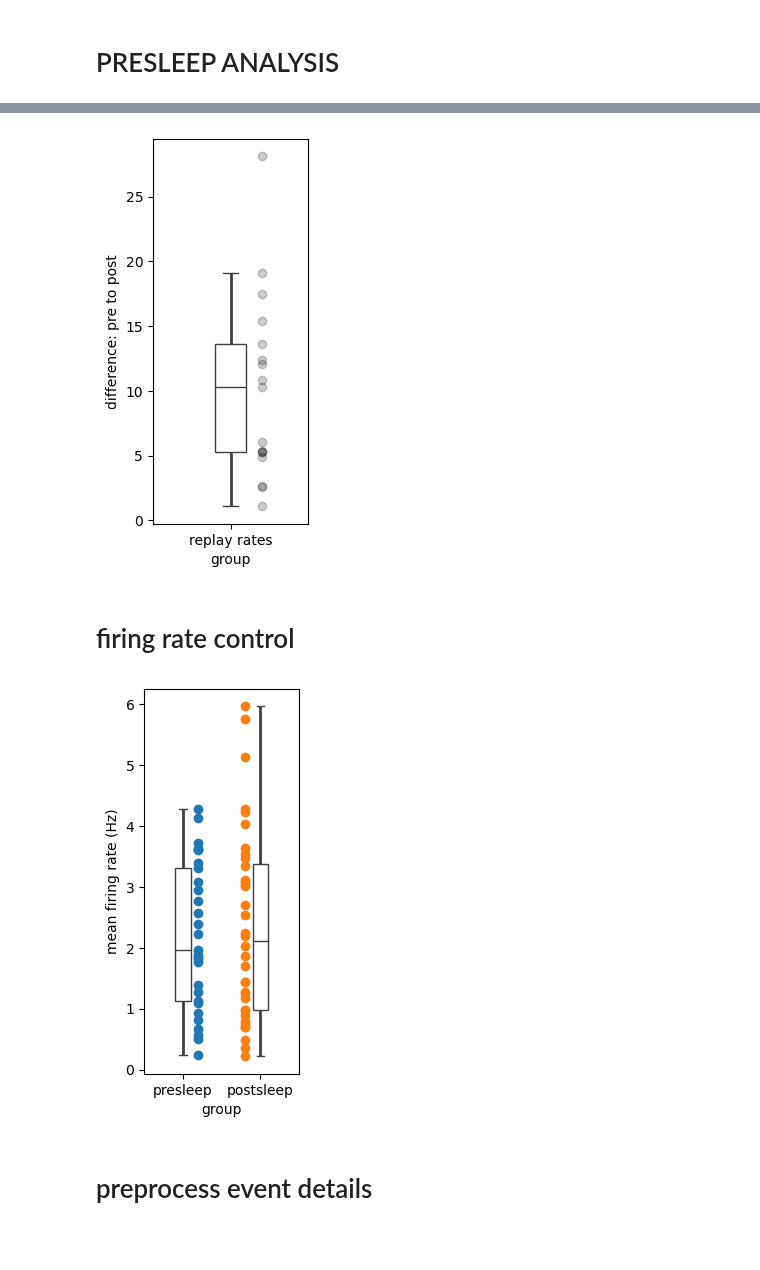
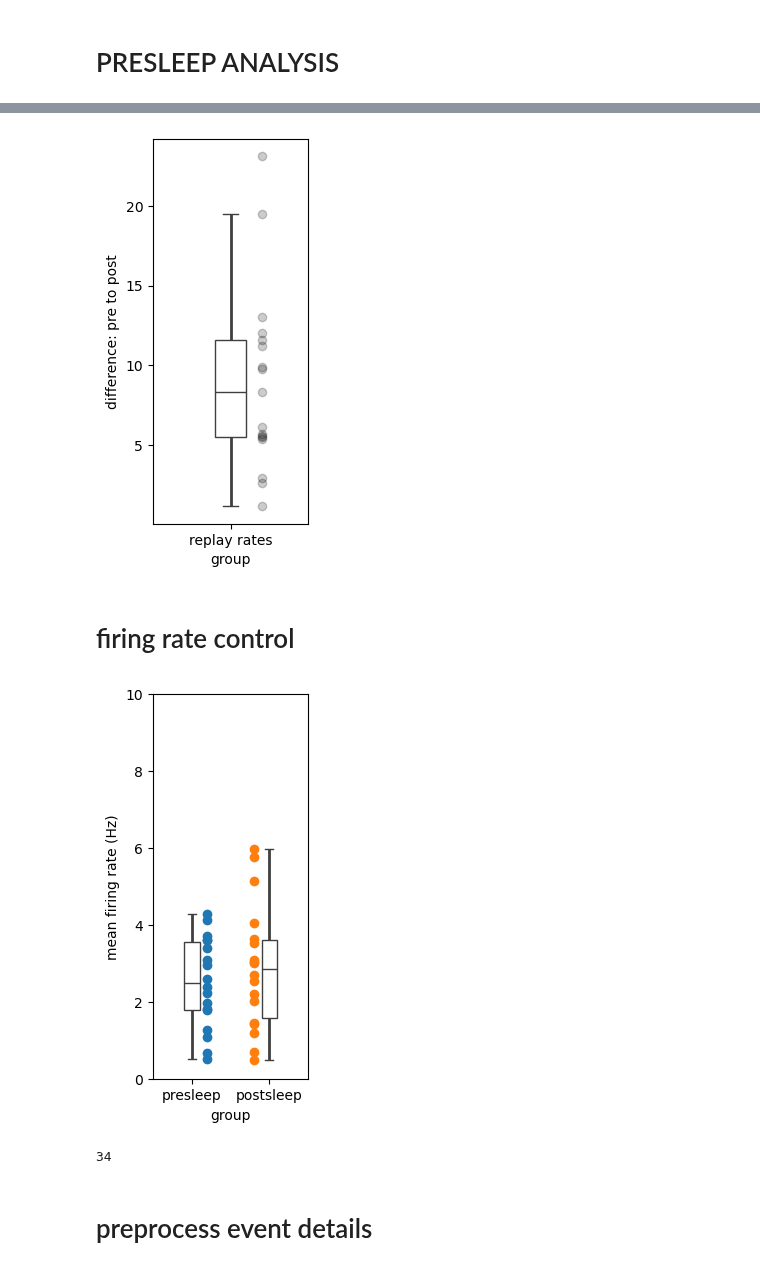
Before and after one commit to EmmettJT/sequences_analyse_PPSeq, a Jupyter notebook: revision_analysis/pre_sleep/Presleep_analysis.ipynb, the cells around one changed output, grey strips where cells are left out. Cells and saved outputs as stored; diff of their text form; code cells hidden in the pictures; blank space fills up the shorter version.

```diff
--- a/revision_analysis/pre_sleep/Presleep_analysis.ipynb
+++ b/revision_analysis/pre_sleep/Presleep_analysis.ipynb
@@ -93,11 +93,8 @@ for iteration_ in tqdm(range(len(os.listdir(PP_PATH)[3::]))):
     file_ = os.listdir(PP_PATH)[iteration_]
     data_path = os.path.join(PP_PATH,file_)+ r'//_final_analysis_output//'
 
-
     total_event = 0
     all_chunks_len = 0
-
-
 
     # load in sleep start time
     current_sleep_start = sleep_start[file_.split('_run')[0]]
@@ -141,10 +138,10 @@ for iteration_ in tqdm(range(len(os.listdir(PP_PATH)[3::]))):
                 filtered_chunk_data = filtered_chunk_data.iloc[idx]
                 filtered_chunk_data = filtered_chunk_data.reset_index(drop=True)
 
-                total_event = len(filtered_chunk_data)
+                total_event += len(filtered_chunk_data)
 
-                # interval_length = sum([np.diff(item) for item in chunk_nrem_times]) + sum([sum(item) for item in chunk_rem_times])
-                interval_length = np.diff(chunk_time)
+                interval_length = sum([np.diff(item) for item in chunk_nrem_times]) + sum([sum(item) for item in chunk_rem_times])
+                # interval_length = np.diff(chunk_time)
                 all_chunks_len += interval_length/60
 
     if all_chunks_len > 0:
@@ -244,47 +241,69 @@ ax = sns.boxplot(y='difference: pre to post', x='group', data=plt_df, width=.2,
 
 SaveFig('pre-post-replay-rate-diff.pdf',r"Z:\projects\sequence_squad\revision_data\emmett_revisions\phase1_plots\presleep\\")
 # %% [output]
-[figure, old version]
+[figure, new version]
 # %% [markdown]
 # firing rate control
 # %%
 presleep_average_firing_rates = pd.read_csv(r"Z:\projects\sequence_squad\revision_data\emmett_revisions\pre_sleep_processed_data\presleep_average_firing_rates.csv")
 postsleep_average_firing_rates = pd.read_csv(r"Z:\projects\sequence_squad\revision_data\emmett_revisions\replay_rate_old_data\average_firing_rates.csv")
 postsleep_event_details = pd.read_csv(r"Z:\projects\sequence_squad\revision_data\emmett_revisions\pre_sleep_processed_data\postsleep_event_details.csv")
 presleep_event_details = pd.read_csv(r"Z:\projects\sequence_squad\revision_data\emmett_revisions\pre_sleep_processed_data\presleep_event_details.csv")
 
 
 bool_1 = []
 for item in presleep_average_firing_rates.mirs:
     if item in presleep_event_details.mirs.values:
         bool_1 += [True]
     else:
         bool_1 += [False]
 
 bool_2 = []
 for item in postsleep_average_firing_rates.mirs:
     if item in postsleep_event_details.mirs.values:
         bool_2 += [True]
     else:
         bool_2 += [False]
 
-pre = presleep_average_firing_rates[bool_1].average_firing_rates.values
-post = postsleep_average_firing_rates[bool_2].average_firing_rates.values
+pre_fr = []
+for file in os.listdir(PP_PATH):
+    if 'run' in file:
+        mouse = file.split('_run')[0]
+        if mouse in presleep_average_firing_rates.mirs.values:
+            indx = np.where(presleep_average_firing_rates.mirs ==  mouse)[0][0]
+            pre_fr += [presleep_average_firing_rates.average_firing_rates.values[indx]]
+
+post_fr = []
+for file in os.listdir(PP_PATH):
+    if 'run' in file:
+        mouse = file.split('_run')[0]
+        if mouse in postsleep_average_firing_rates.mirs.values:
+            indx = np.where(postsleep_average_firing_rates.mirs ==  mouse)[0][0]
+            post_fr += [postsleep_average_firing_rates.average_firing_rates.values[indx]]
+
+# pre = presleep_average_firing_rates[bool_1].average_firing_rates.values
+# post = postsleep_average_firing_rates[bool_2].average_firing_rates.values
 
 fig, ax = plt.subplots(1, 1, figsize=(2, 5))
 
-ax.plot([0.2] * len(pre),pre,'o')
-ax.plot([0.8] * len(post),post,'o')
+ax.plot([0.2] * len(pre_fr),pre_fr,'o')
+ax.plot([0.8] * len(post_fr),post_fr,'o')
 
-plt_df = pd.DataFrame({'group': (['presleep'] * len(pre))+(['postsleep'] * len(post)), 'mean firing rate (Hz)': list(pre)+list(post)})
+plt_df = pd.DataFrame({'group': (['presleep'] * len(pre_fr))+(['postsleep'] * len(post_fr)), 'mean firing rate (Hz)': list(pre_fr)+list(post_fr)})
 ax = sns.boxplot(y='mean firing rate (Hz)', x='group', data=plt_df, width=.2, zorder=10,
                     showcaps=True, boxprops={'facecolor': 'none', "zorder": 10},
                     showfliers=False, whiskerprops={'linewidth': 2, "zorder": 10},
                     saturation=1, orient='v')
 
-SaveFig('pre-post-firing-rate-control.pdf',r"Z:\projects\sequence_squad\revision_data\emmett_revisions\phase1_plots\presleep\\")
+ax.set_ylim(0,10)
+
+SaveFig('pre-post-firing-rate-control.pdf',r"C:\Users\Emmett Thompson\Documents\plots\\")
 # %% [output]
-[figure, old version]
+[figure, new version]
+# %%
+len(presleep_average_firing_rates)
+# %% [output]
+34
 # %% [markdown]
 # preprocess event details
 # %%
```
Also changed, not shown: parts of 3 cells of this notebook, 6 other files.
